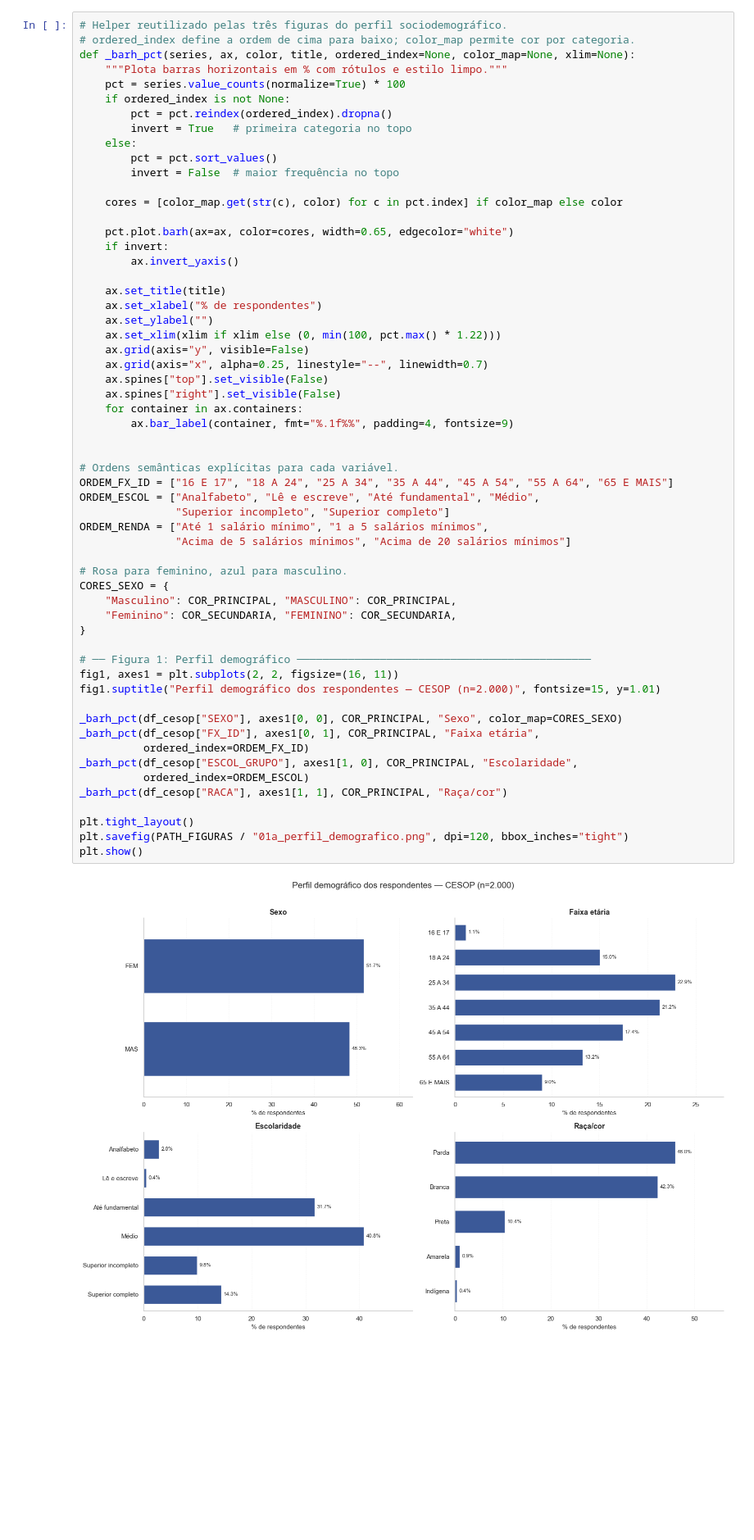
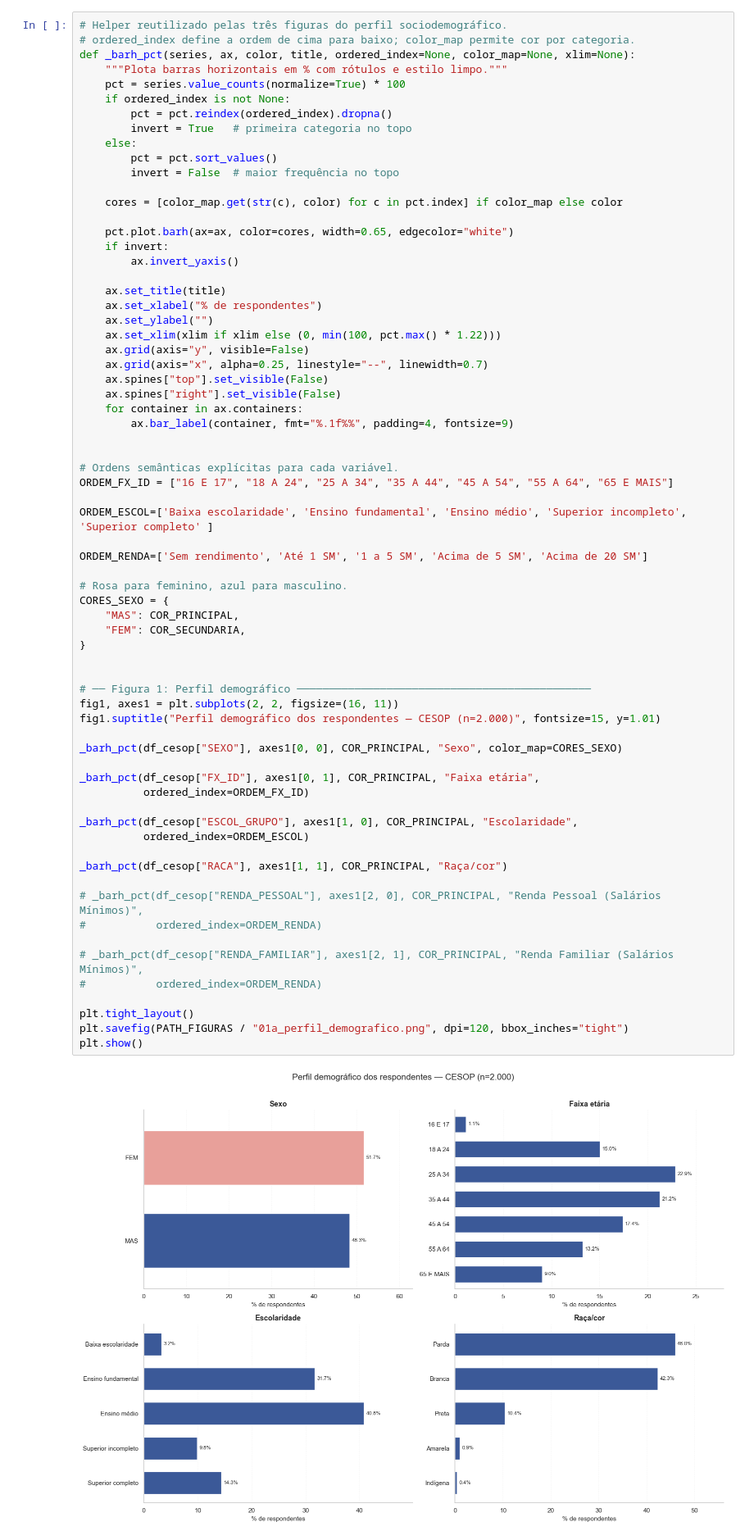
Before and after one commit to edfeherr/projeto-eda-democracia, a Jupyter notebook: notebooks/02_analises_exploratorias.ipynb, the cells around one changed output. Shown at 82% size. Saved outputs shown, nothing was run; the diff lists cells and outputs as text; blank space fills up the shorter version.

```diff
--- a/notebooks/02_analises_exploratorias.ipynb
+++ b/notebooks/02_analises_exploratorias.ipynb
@@ -106,40 +106,50 @@ def _barh_pct(series, ax, color, title, ordered_index=None, color_map=None, xlim
     ax.grid(axis="y", visible=False)
     ax.grid(axis="x", alpha=0.25, linestyle="--", linewidth=0.7)
     ax.spines["top"].set_visible(False)
     ax.spines["right"].set_visible(False)
     for container in ax.containers:
         ax.bar_label(container, fmt="%.1f%%", padding=4, fontsize=9)
 
 
 # Ordens semânticas explícitas para cada variável.
 ORDEM_FX_ID = ["16 E 17", "18 A 24", "25 A 34", "35 A 44", "45 A 54", "55 A 64", "65 E MAIS"]
-ORDEM_ESCOL = ["Analfabeto", "Lê e escreve", "Até fundamental", "Médio",
-               "Superior incompleto", "Superior completo"]
-ORDEM_RENDA = ["Até 1 salário mínimo", "1 a 5 salários mínimos",
-               "Acima de 5 salários mínimos", "Acima de 20 salários mínimos"]
+
+ORDEM_ESCOL=['Baixa escolaridade', 'Ensino fundamental', 'Ensino médio', 'Superior incompleto', 'Superior completo' ]
+
+ORDEM_RENDA=['Sem rendimento', 'Até 1 SM', '1 a 5 SM', 'Acima de 5 SM', 'Acima de 20 SM']
 
 # Rosa para feminino, azul para masculino.
 CORES_SEXO = {
-    "Masculino": COR_PRINCIPAL, "MASCULINO": COR_PRINCIPAL,
-    "Feminino": COR_SECUNDARIA, "FEMININO": COR_SECUNDARIA,
+    "MAS": COR_PRINCIPAL,
+    "FEM": COR_SECUNDARIA,
 }
+
 
 # ── Figura 1: Perfil demográfico ──────────────────────────────────────────────
 fig1, axes1 = plt.subplots(2, 2, figsize=(16, 11))
 fig1.suptitle("Perfil demográfico dos respondentes — CESOP (n=2.000)", fontsize=15, y=1.01)
 
 _barh_pct(df_cesop["SEXO"], axes1[0, 0], COR_PRINCIPAL, "Sexo", color_map=CORES_SEXO)
+
 _barh_pct(df_cesop["FX_ID"], axes1[0, 1], COR_PRINCIPAL, "Faixa etária",
           ordered_index=ORDEM_FX_ID)
+
 _barh_pct(df_cesop["ESCOL_GRUPO"], axes1[1, 0], COR_PRINCIPAL, "Escolaridade",
           ordered_index=ORDEM_ESCOL)
+
 _barh_pct(df_cesop["RACA"], axes1[1, 1], COR_PRINCIPAL, "Raça/cor")
+
+# _barh_pct(df_cesop["RENDA_PESSOAL"], axes1[2, 0], COR_PRINCIPAL, "Renda Pessoal (Salários Mínimos)",
+#           ordered_index=ORDEM_RENDA)
+
+# _barh_pct(df_cesop["RENDA_FAMILIAR"], axes1[2, 1], COR_PRINCIPAL, "Renda Familiar (Salários Mínimos)",
+#           ordered_index=ORDEM_RENDA)
 
 plt.tight_layout()
 plt.savefig(PATH_FIGURAS / "01a_perfil_demografico.png", dpi=120, bbox_inches="tight")
 plt.show()
 # %% [output]
-[figure, old version]
+[figure, new version]
 # %% [markdown]
 **Perfil territorial**
 
```
Also changed, not shown: parts of 33 cells of this notebook, 1 other file.
